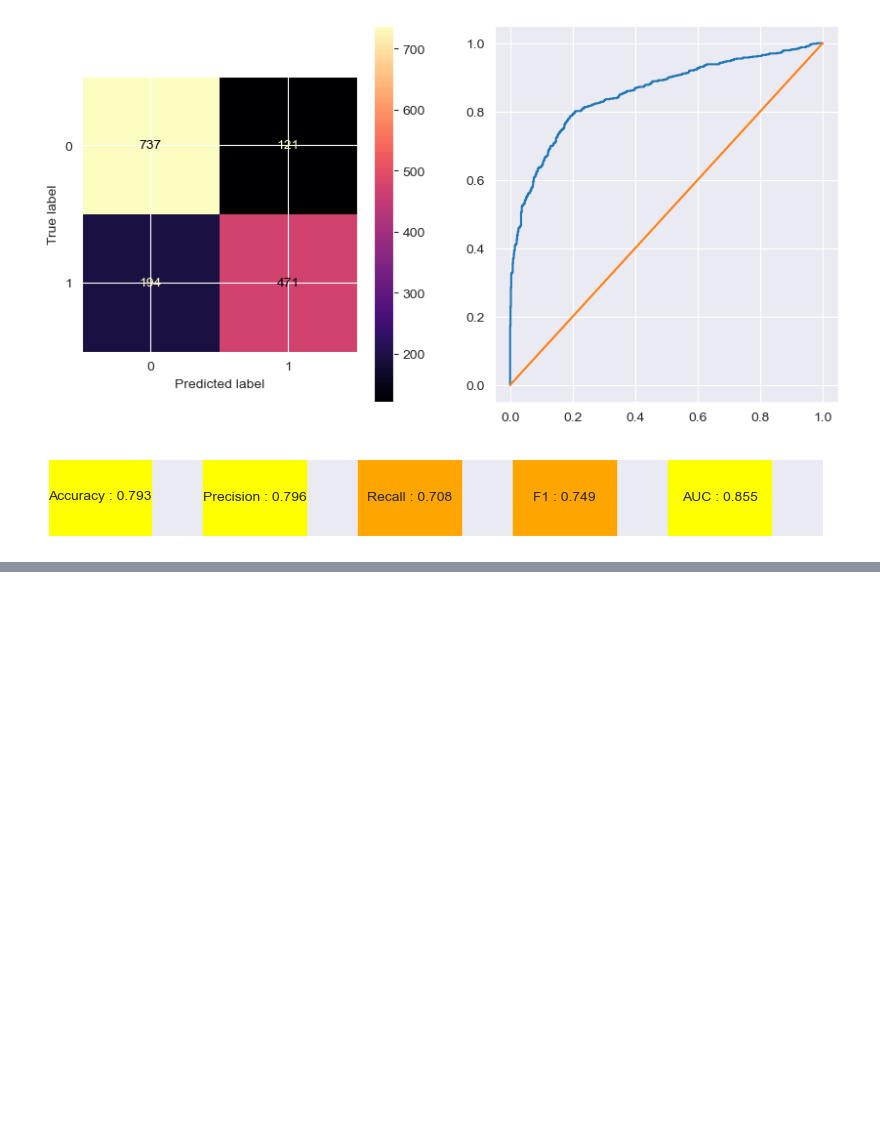
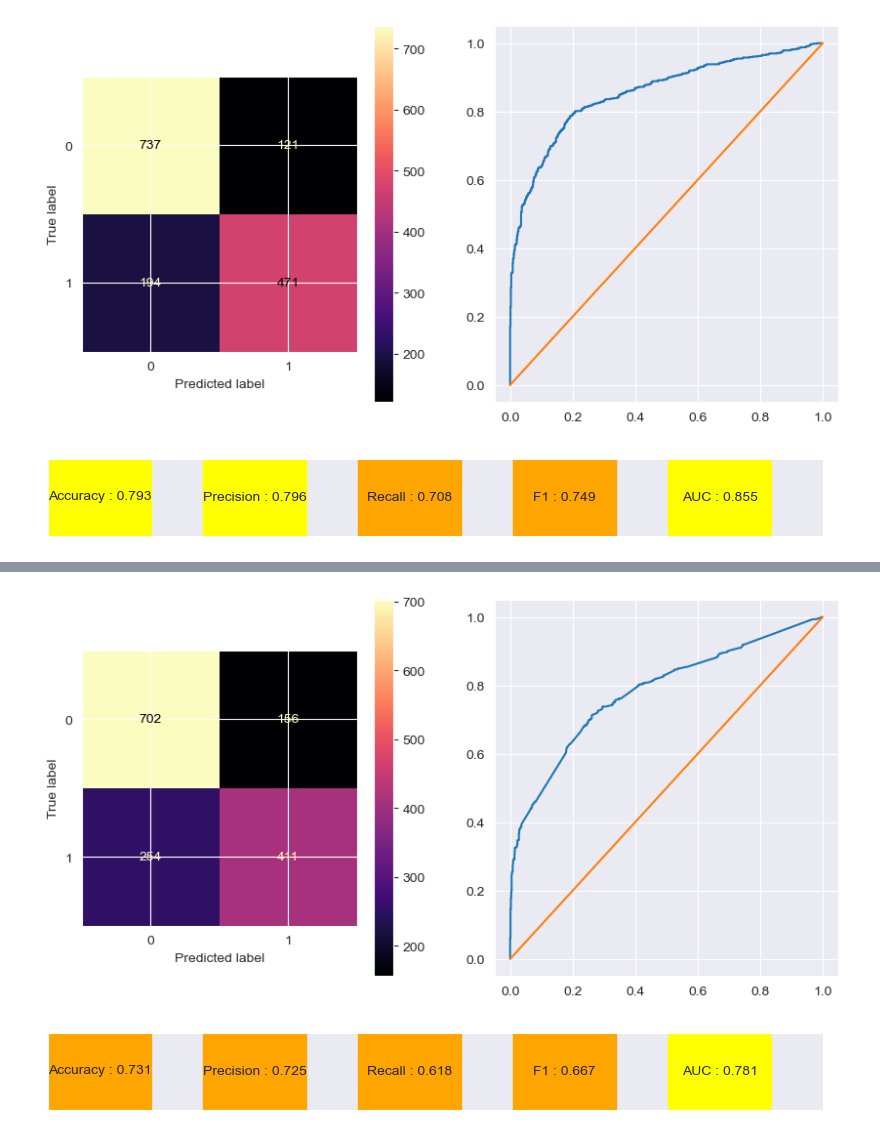
Before and after one commit to shayansm2/kaggle-playground, a Jupyter notebook: nlp-getting-started/models.ipynb, the cells around one changed output, grey strips where cells are left out. Cells and saved outputs as stored; diff of their text form; code cells hidden in the pictures; blank space fills up the shorter version.

Commit message:
almost completed the model train and validation part

```diff
--- a/nlp-getting-started/models.ipynb
+++ b/nlp-getting-started/models.ipynb
@@ -40,6 +40,7 @@ class ModelInterface:
     def predict(self, x):
         pass
 
+    @abc.abstractmethod
     def predict_proba(self, x):
         pass
 # %%
@@ -151,0 +167,22 @@ Please also refer to the documentation for alternative solver options:
+# %%
+from sklearn.tree import DecisionTreeClassifier
+from sklearn.ensemble import RandomForestClassifier
+
+models = [LogisticRegression(), DecisionTreeClassifier(), RandomForestClassifier(), XGBoostModel()]
+input_providers = [InputProvider1(), InputProvider2(), InputProvider3(), InputProvider4(), InputProvider5()]
+
+performances = []
+for model in models:
+    for input_provider in input_providers:
+        flow = TrainValidationWorkflow(model=model, input_provider=input_provider, df_train=df_train,
+                                       df_validation=df_validation)
+        metrics = flow.get_metrics_calculator()
+        performances.append({
+            'model': model.__class__.__name__,
+            'input_provider': input_provider.__class__.__name__,
+            'accuracy': metrics.get_accuracy(),
+            'precision': metrics.get_precision(),
+            'recall': metrics.get_recall(),
+            'f1': metrics.get_f1(),
+            'auc': metrics.get_auc(),
+        })
@@ -151,0 +227,9 @@ Please also refer to the documentation for alternative solver options:
+# %%
+xgbmodel = XGBoostModel()
+xgbflow = TrainValidationWorkflow(model=xgbmodel, input_provider=InputProvider5(), df_train=df_train,
+                                 df_validation=df_validation)
+metrics = xgbflow.get_metrics_calculator()
+report(metrics)
+# %% [output]
+[figure, added]
+[figure, added]
```
Also changed, not shown: parts of 5 cells of this notebook, 1 other file.
